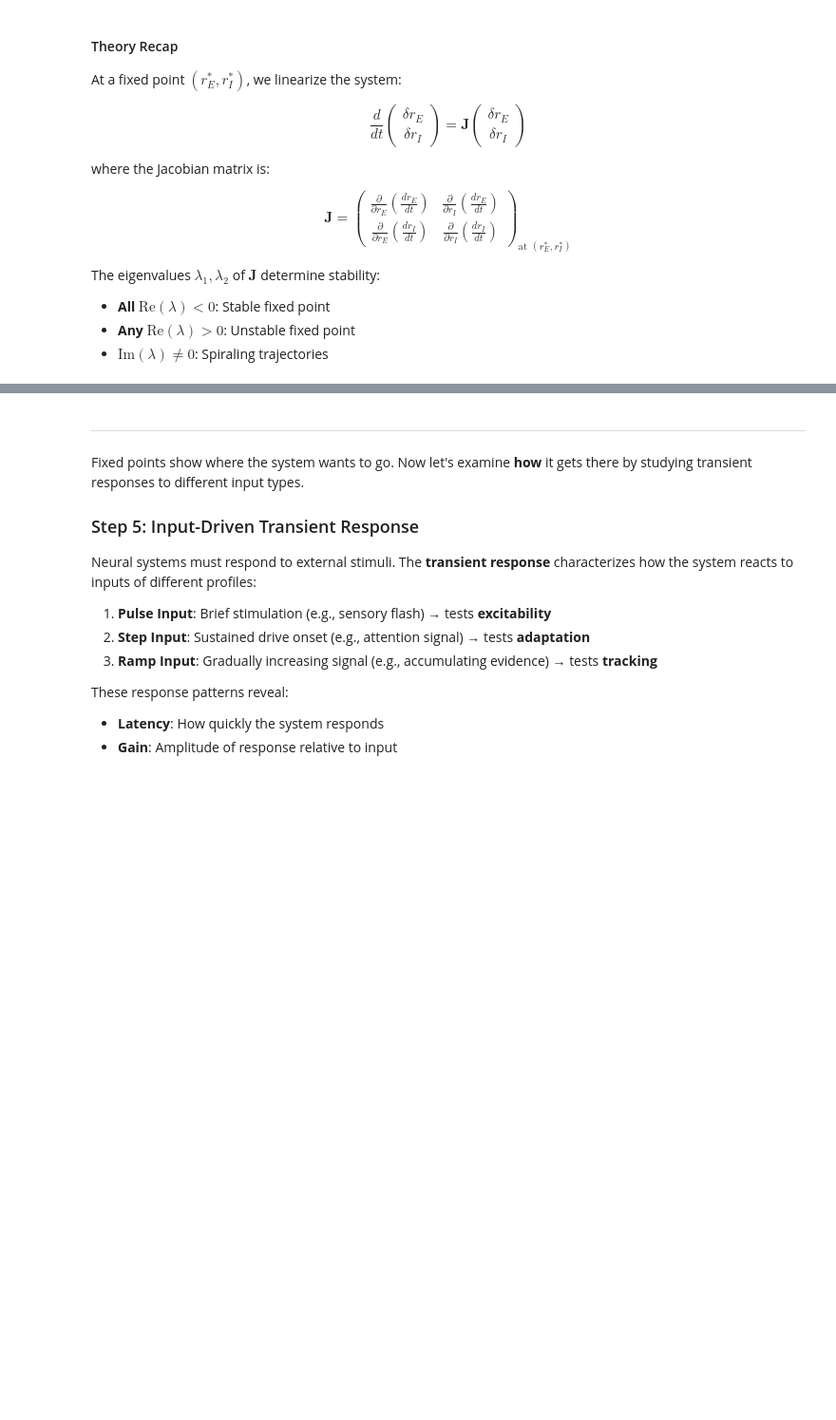
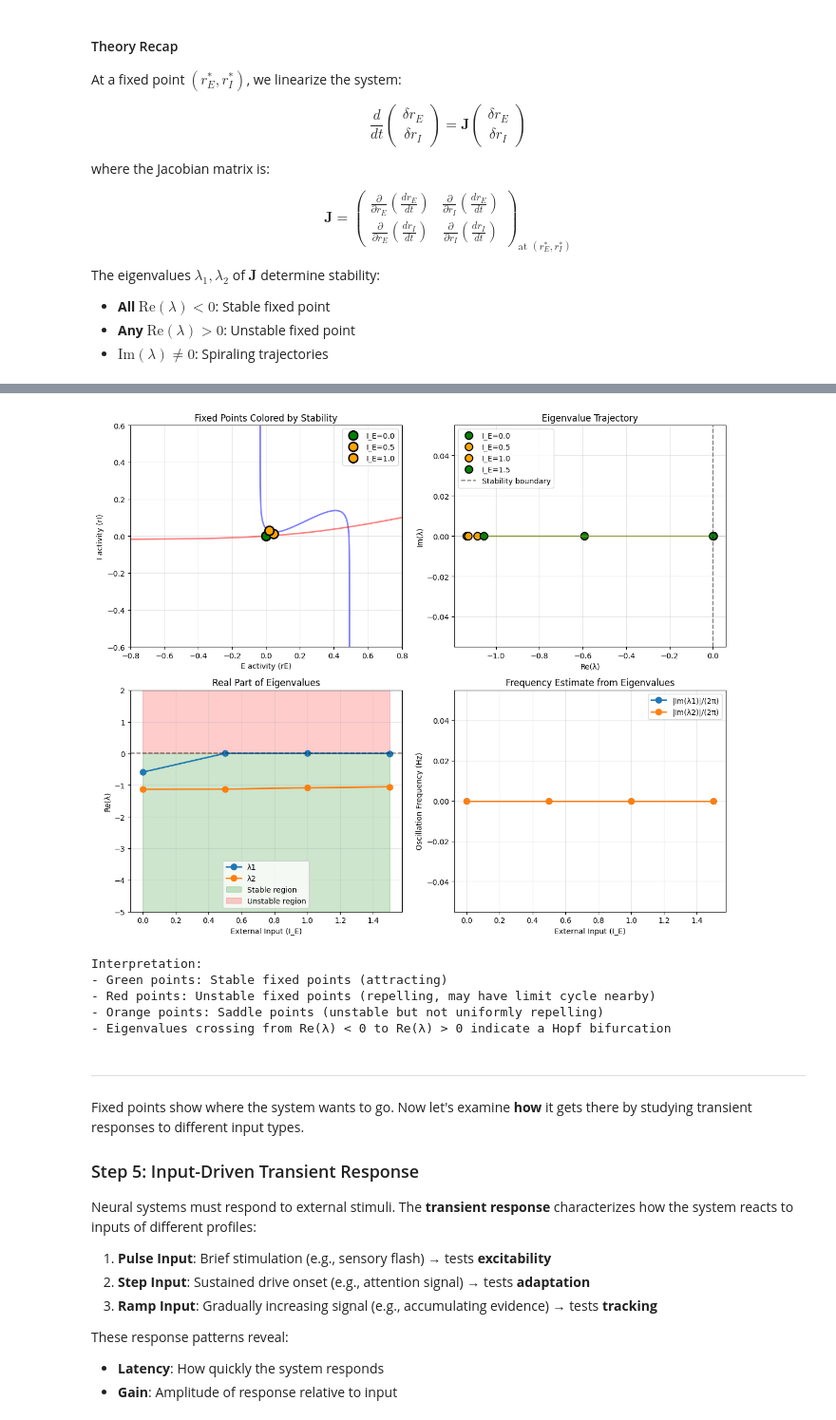
Before and after one commit to chaobrain/brainmass, a Jupyter notebook: examples/020-wilson-cowan-model.ipynb, the cells around one changed output, grey strips where cells are left out. Shown at 95% size. Cells and saved outputs as stored; diff of their text form; code cells hidden in the pictures; blank space fills up the shorter version.

```diff
--- a/examples/020-wilson-cowan-model.ipynb
+++ b/examples/020-wilson-cowan-model.ipynb
@@ -625,8 +457,8 @@ fig, axes = plt.subplots(2, 2, figsize=(12, 10))
 
 # Panel 1: Phase portrait with fixed points colored by stability
 ax = axes[0, 0]
-rE_range = np.linspace(0, 0.8, 200)
-rI_range = np.linspace(0, 0.6, 200)
+rE_range = np.linspace(-0.8, 0.8, 200)
+rI_range = np.linspace(-0.6, 0.6, 200)
 RE, RI = np.meshgrid(rE_range, rI_range)
 
 # Recompute nullclines for I_E = 0.5
@@ -640,8 +472,16 @@ ax.contour(RE, RI, drI, levels=[0], colors=['red'], linewidths=2, alpha=0.5)
 # Plot fixed points
 for i, (fp, color, stab) in enumerate(zip(fixed_points, colors, stability_types)):
     if i < len(I_E_values) - 1:  # Skip last one for cleaner plot
-        ax.plot(fp[0], fp[1], 'o', markersize=12, color=color,
-                markeredgecolor='black', markeredgewidth=2, label=f'I_E={I_E_values[i]:.1f}')
+        ax.plot(
+            fp[0],
+            fp[1],
+            'o',
+            markersize=12,
+            color=color,
+            markeredgecolor='black',
+            markeredgewidth=2,
+            label=f'I_E={I_E_values[i]:.1f}'
+        )
 
 ax.set_xlabel('E activity (rE)')
 ax.set_ylabel('I activity (rI)')
@@ -652,14 +492,27 @@ ax.grid(True, alpha=0.3)
 # Panel 2: Eigenvalue trajectory in complex plane
 ax = axes[0, 1]
 for i, (eigs, I_E, color) in enumerate(zip(eigenvalue_list, I_E_values, colors)):
-    ax.plot(np.real(eigs), np.imag(eigs), 'o', markersize=10, color=color,
-            markeredgecolor='black', markeredgewidth=1.5, label=f'I_E={I_E:.1f}')
+    ax.plot(
+        np.real(eigs),
+        np.imag(eigs),
+        'o',
+        markersize=10,
+        color=color,
+        markeredgecolor='black',
+        markeredgewidth=1.5,
+        label=f'I_E={I_E:.1f}'
+    )
 
     # Connect eigenvalues with a line
     if len(eigs) == 2:
-        ax.plot([np.real(eigs[0]), np.real(eigs[1])],
-                [np.imag(eigs[0]), np.imag(eigs[1])],
-                '-', color=color, alpha=0.3, linewidth=2)
+        ax.plot(
+            [np.real(eigs[0]), np.real(eigs[1])],
+            [np.imag(eigs[0]), np.imag(eigs[1])],
+            '-',
+            color=color,
+            alpha=0.3,
+            linewidth=2
+        )
 
 # Stability boundaries
 ax.axvline(x=0, color='black', linestyle='--', linewidth=1.5, alpha=0.5, label='Stability boundary')
@@ -674,37 +527,44 @@ ax.grid(True, alpha=0.3)
 ax = axes[1, 0]
 real_parts = np.array([[np.real(eig) for eig in eigs] for eigs in eigenvalue_list])
 for j in range(2):
-    ax.plot(I_E_values, real_parts[:, j], 'o-', markersize=8, linewidth=2, label=f'λ{j+1}')
+    ax.plot(I_E_values, real_parts[:, j], 'o-', markersize=8, linewidth=2, label=f'λ{j + 1}')
 ax.axhline(y=0, color='black', linestyle='--', linewidth=1.5, alpha=0.5)
 ax.fill_between(I_E_values, -10, 0, alpha=0.2, color='green', label='Stable region')
 ax.fill_between(I_E_values, 0, 10, alpha=0.2, color='red', label='Unstable region')
 ax.set_xlabel('External Input (I_E)')
 ax.set_ylabel('Re(λ)')
 ax.set_title('Real Part of Eigenvalues')
 ax.legend()
 ax.grid(True, alpha=0.3)
 ax.set_ylim([-5, 2])
 
 # Panel 4: Imaginary parts (oscillation frequency indicator)
 ax = axes[1, 1]
 imag_parts = np.array([[np.imag(eig) for eig in eigs] for eigs in eigenvalue_list])
 freq_estimate = np.abs(imag_parts) / (2 * np.pi)  # Convert to Hz
 for j in range(2):
-    ax.plot(I_E_values, freq_estimate[:, j], 'o-', markersize=8, linewidth=2, label=f'|Im(λ{j+1})|/(2π)')
+    ax.plot(I_E_values, freq_estimate[:, j], 'o-', markersize=8, linewidth=2, label=f'|Im(λ{j + 1})|/(2π)')
 ax.set_xlabel('External Input (I_E)')
 ax.set_ylabel('Oscillation Frequency (Hz)')
 ax.set_title('Frequency Estimate from Eigenvalues')
 ax.legend()
 ax.grid(True, alpha=0.3)
 
 plt.tight_layout()
 plt.show()
 
 print("\nInterpretation:")
 print("- Green points: Stable fixed points (attracting)")
 print("- Red points: Unstable fixed points (repelling, may have limit cycle nearby)")
 print("- Orange points: Saddle points (unstable but not uniformly repelling)")
 print("- Eigenvalues crossing from Re(λ) < 0 to Re(λ) > 0 indicate a Hopf bifurcation")
+# %% [output]
+[figure, added]
+Interpretation:
+- Green points: Stable fixed points (attracting)
+- Red points: Unstable fixed points (repelling, may have limit cycle nearby)
+- Orange points: Saddle points (unstable but not uniformly repelling)
+- Eigenvalues crossing from Re(λ) < 0 to Re(λ) > 0 indicate a Hopf bifurcation
 # %% [markdown]
 ---
 
```
Also changed, not shown: parts of 35 cells of this notebook, 7 other files.
